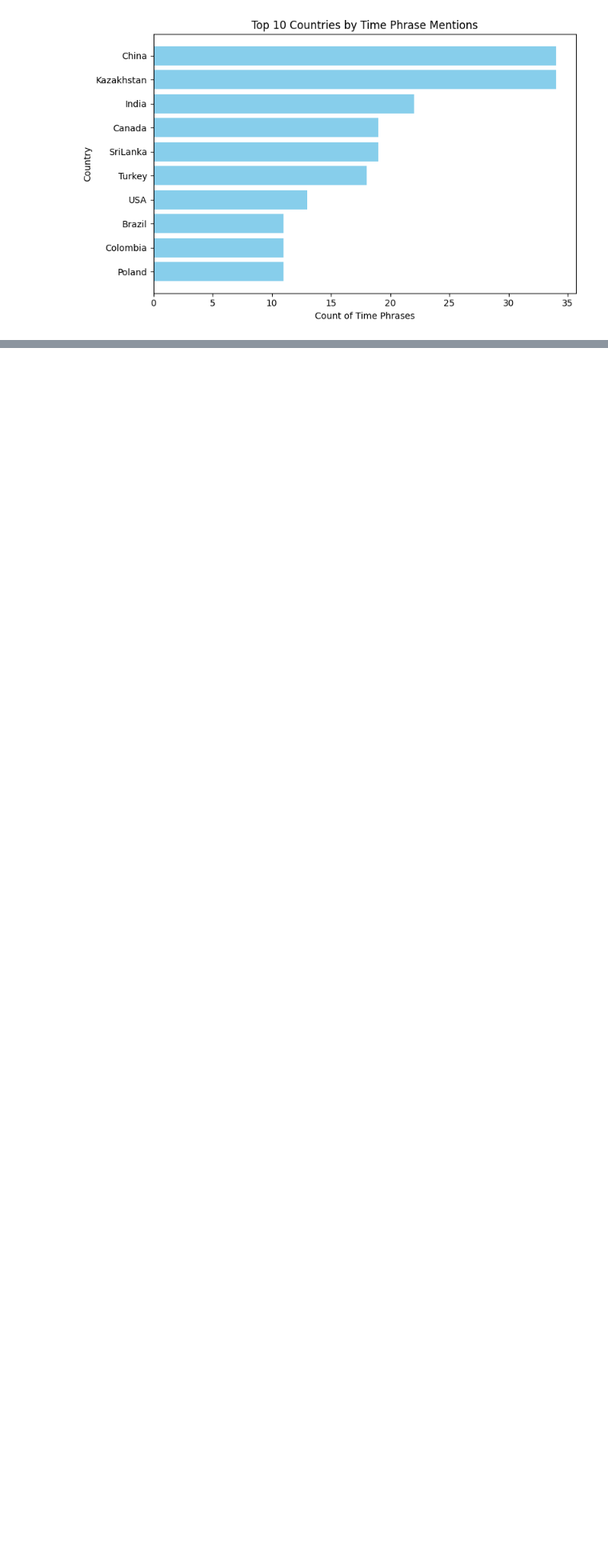
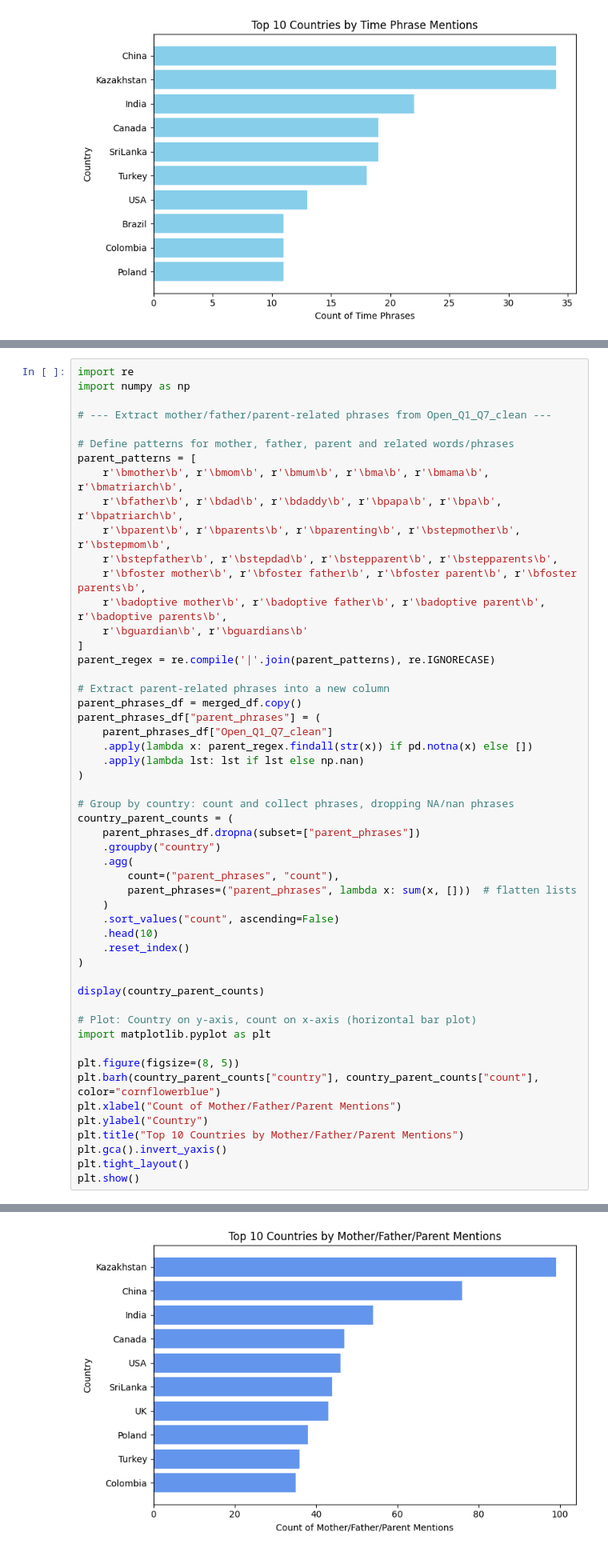
Before and after one commit to vvader24/WJC, a Jupyter notebook: Vinita/Study1_final.ipynb, the cells around one changed output, grey strips where cells are left out. Shown at 80% size. Drawn from its saved outputs; the diff is of its cells as text; blank space fills up the shorter version.

```diff
--- a/Vinita/Study1_final.ipynb
+++ b/Vinita/Study1_final.ipynb
@@ -1038,0 +1238,53 @@ plt.show()
+# %%
+import re
+import numpy as np
+
+# --- Extract mother/father/parent-related phrases from Open_Q1_Q7_clean ---
+
+# Define patterns for mother, father, parent and related words/phrases
+parent_patterns = [
+    r'\bmother\b', r'\bmom\b', r'\bmum\b', r'\bma\b', r'\bmama\b', r'\bmatriarch\b',
+    r'\bfather\b', r'\bdad\b', r'\bdaddy\b', r'\bpapa\b', r'\bpa\b', r'\bpatriarch\b',
+    r'\bparent\b', r'\bparents\b', r'\bparenting\b', r'\bstepmother\b', r'\bstepmom\b',
+    r'\bstepfather\b', r'\bstepdad\b', r'\bstepparent\b', r'\bstepparents\b',
+    r'\bfoster mother\b', r'\bfoster father\b', r'\bfoster parent\b', r'\bfoster parents\b',
+    r'\badoptive mother\b', r'\badoptive father\b', r'\badoptive parent\b', r'\badoptive parents\b',
+    r'\bguardian\b', r'\bguardians\b'
+]
+parent_regex = re.compile('|'.join(parent_patterns), re.IGNORECASE)
+
+# Extract parent-related phrases into a new column
+parent_phrases_df = merged_df.copy()
+parent_phrases_df["parent_phrases"] = (
+    parent_phrases_df["Open_Q1_Q7_clean"]
+    .apply(lambda x: parent_regex.findall(str(x)) if pd.notna(x) else [])
+    .apply(lambda lst: lst if lst else np.nan)
+)
+
+# Group by country: count and collect phrases, dropping NA/nan phrases
+country_parent_counts = (
+    parent_phrases_df.dropna(subset=["parent_phrases"])
+    .groupby("country")
+    .agg(
+        count=("parent_phrases", "count"),
+        parent_phrases=("parent_phrases", lambda x: sum(x, []))  # flatten lists
+    )
+    .sort_values("count", ascending=False)
+    .head(10)
+    .reset_index()
+)
+
+display(country_parent_counts)
+
+# Plot: Country on y-axis, count on x-axis (horizontal bar plot)
+import matplotlib.pyplot as plt
+
+plt.figure(figsize=(8, 5))
+plt.barh(country_parent_counts["country"], country_parent_counts["count"], color="cornflowerblue")
+plt.xlabel("Count of Mother/Father/Parent Mentions")
+plt.ylabel("Country")
+plt.title("Top 10 Countries by Mother/Father/Parent Mentions")
+plt.gca().invert_yaxis()
+plt.tight_layout()
+plt.show()
+# %% [output]
@@ -1038,0 +1302 @@ plt.show()
+[figure, added]
```
Also changed, not shown: parts of 13 cells of this notebook.
